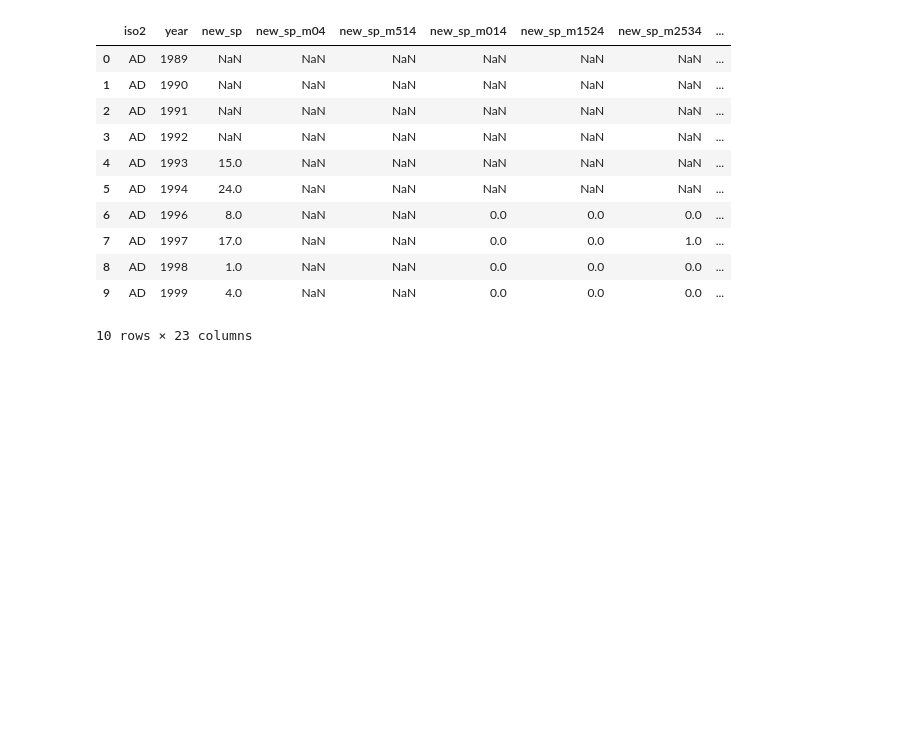
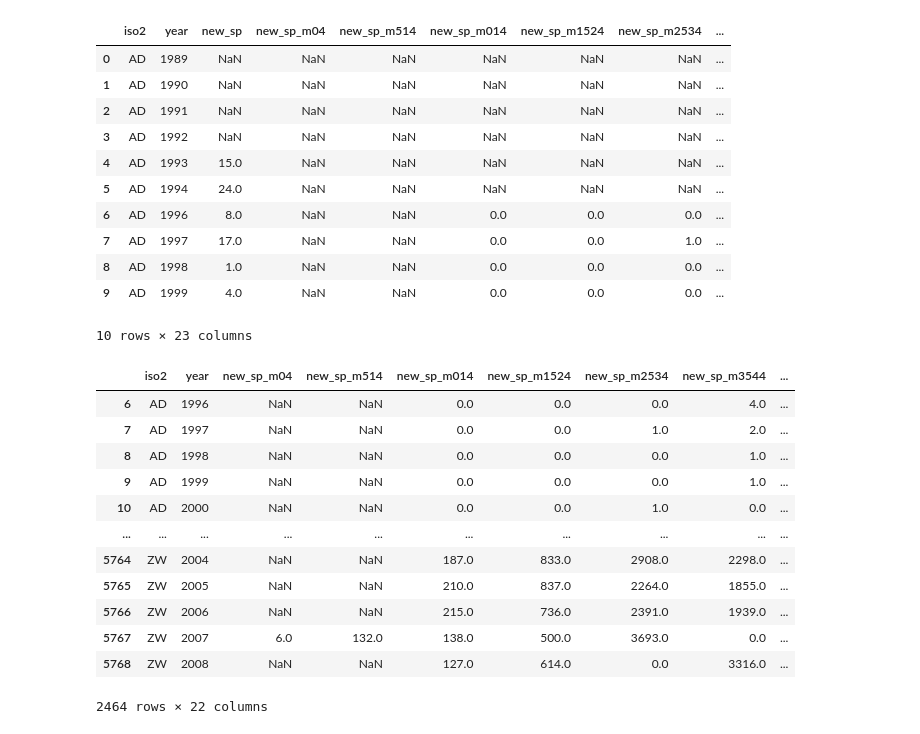
Before and after one commit to abcinpg123/ABD-Jakub-Prokop, a Jupyter notebook: lab2/Command files/lab2.ipynb, the cells around one changed output. Saved outputs shown, nothing was run; the diff lists cells and outputs as text; code cells hidden in the pictures; blank space fills up the shorter version.

```diff
--- a/lab2/Command files/lab2.ipynb
+++ b/lab2/Command files/lab2.ipynb
@@ -21,4 +20,24 @@ tb.head(10)
 | 8 | AD | 1998 | 1.0 | NaN | NaN | 0.0 | 0.0 | 0.0 | ... |
 | 9 | AD | 1999 | 4.0 | NaN | NaN | 0.0 | 0.0 | 0.0 | ... |
 10 rows × 23 columns
+# %%
+tb = tb.drop(['new_sp'], axis=1) # usunięcie kolumny 'new_sp' - nie do końca wiadomo co ona zawiera, być może wszystkie przypadki?
+cols = list(tb.columns)
+
+tb = tb.dropna(axis=0, how='all', subset=cols[2:]) # usunięcie wierszy zawiarających jedynie wartości NaN w kolumnach innych niż "iso2" i "year"
+tb.head(10000)
+# %% [output]
+|  | iso2 | year | new_sp_m04 | new_sp_m514 | new_sp_m014 | new_sp_m1524 | new_sp_m2534 | new_sp_m3544 | ... |
+| 6 | AD | 1996 | NaN | NaN | 0.0 | 0.0 | 0.0 | 4.0 | ... |
+| 7 | AD | 1997 | NaN | NaN | 0.0 | 0.0 | 1.0 | 2.0 | ... |
+| 8 | AD | 1998 | NaN | NaN | 0.0 | 0.0 | 0.0 | 1.0 | ... |
+| 9 | AD | 1999 | NaN | NaN | 0.0 | 0.0 | 0.0 | 1.0 | ... |
+| 10 | AD | 2000 | NaN | NaN | 0.0 | 0.0 | 1.0 | 0.0 | ... |
+| ... | ... | ... | ... | ... | ... | ... | ... | ... | ... |
+| 5764 | ZW | 2004 | NaN | NaN | 187.0 | 833.0 | 2908.0 | 2298.0 | ... |
+| 5765 | ZW | 2005 | NaN | NaN | 210.0 | 837.0 | 2264.0 | 1855.0 | ... |
+| 5766 | ZW | 2006 | NaN | NaN | 215.0 | 736.0 | 2391.0 | 1939.0 | ... |
+| 5767 | ZW | 2007 | 6.0 | 132.0 | 138.0 | 500.0 | 3693.0 | 0.0 | ... |
+| 5768 | ZW | 2008 | NaN | NaN | 127.0 | 614.0 | 0.0 | 3316.0 | ... |
+2464 rows × 22 columns
 # %%
```
Also changed, not shown: parts of 5 cells of this notebook, 6 other files.
